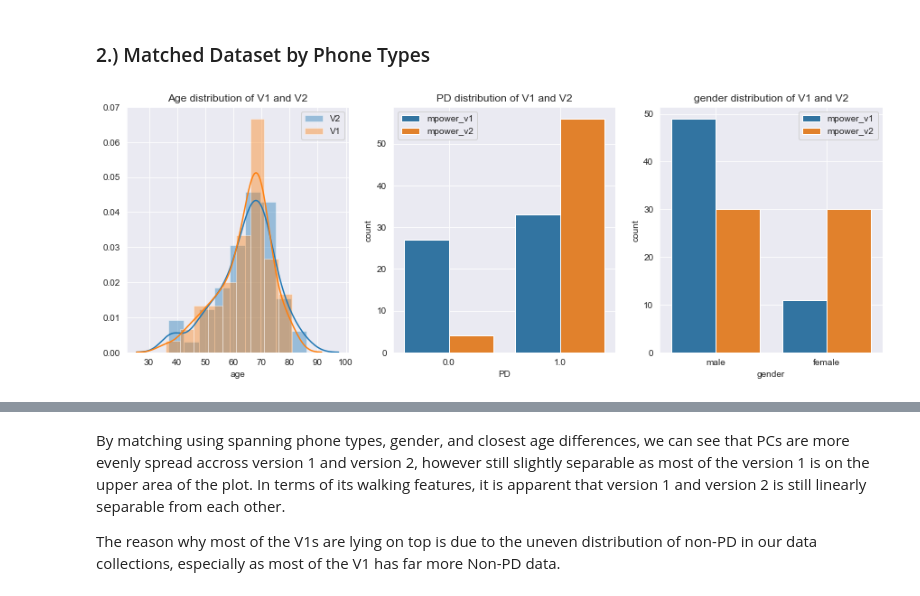
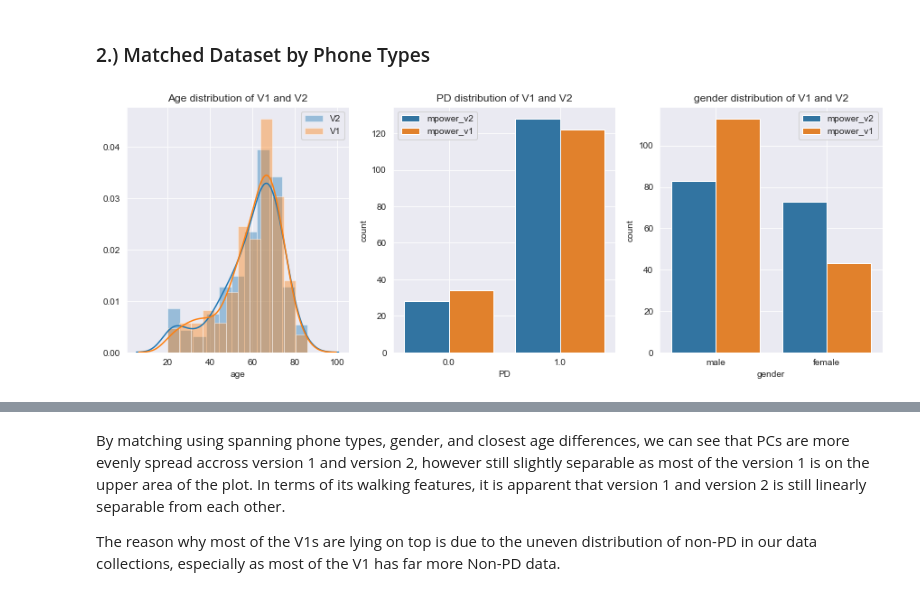
Before and after one commit to arytontediarjo/mPower-Analysis, a Jupyter notebook: Notebooks/Organized_Notebooks/02.pca_matching.ipynb, the cells around one changed output, grey strips where cells are left out. Cells and saved outputs as stored; diff of their text form; code cells hidden in the pictures.

Commit message:
fixed column

```diff
--- a/Notebooks/Organized_Notebooks/02.pca_matching.ipynb
+++ b/Notebooks/Organized_Notebooks/02.pca_matching.ipynb
@@ -45,13 +46,13 @@ def annot_phone(params):
         params = params.split(";")[0]
     if ("iPhone 6+" in params) or ("iPhone 6 Plus" in params):
         return "iPhone 6+"
-    if ("iPhone9" in params) or ("Unknown" in params) or ("iPad" in params) :
+    if ("iPhone9" in params) or ("Unknown" in params) or ("iPad" in params) or ("iPod" in params):
         return "Other iPhone"
     if ("iPhone 5" in params):
         return "iPhone 5"
     if ("iPhone8" in params):
         return "iPhone 8"
-    if ("iPhone X" in params):
+    if ("iPhone X" in params) or ("iPhone10" in params):
         return "iPhone X"
     return params
 
@@ -177,7 +178,7 @@ def OHE_data(data):
 
 
 
-def balance_hc(data, matching_columns):
+def version_balance_hc(data, matching_columns):
 
     """
     Function to create paired healthcodes
@@ -323,0 +316,3 @@ dataV2 = dataV2[dataV2["age"] >= dataV1["age"].min()].reset_index(drop = True)
+# %%
+syn = sc.login()
+data = query.get_file_entity(syn, "syn21281633")
@@ -324,9 +321,12 @@ dataV2 = dataV2[dataV2["age"] >= dataV1["age"].min()].reset_index(drop = True)
 # %%
 ## concatenate dataset and annotate iphone type ##
+dataV1 = data[data["version"] == "mpower_v1"]
+dataV2 = data[data["version"] == "mpower_v2"]
 data = pd.concat([dataV1, dataV2]).reset_index(drop = True)
 data = process.addFeatures().transform(data)
 data = process.collapseFeatures(aggregation_type = "max").transform(data)
 data["phone_type"] = data["phoneInfo"].apply(annot_phone)
+data = data[[feat for feat in data.columns if "0" not in feat]]
 # %% [markdown]
 ### Type of phones that span accross versions
 # %%
@@ -419,10 +421,10 @@ The prematching plot shows that there are a very large separation accross the ve
 # %% [markdown]
 ### 2.) Matched Dataset by Phone Types
 # %%
-balance_hc_data = balance_hc(encoded_data, ["phone_type"]).reset_index(drop = True)
+balance_hc_data = version_balance_hc(encoded_data, ["phone_type"]).reset_index(drop = True)
 show_distribution(balance_hc_data[metadata_feat_cols], "version")
 # %% [output]
-[figure, old version]
+[figure, new version]
 # %%
 PCA_plotter(balance_hc_data, walking_feat_cols, OHE_feat_cols, "version")
 PCA_plotter(balance_hc_data, walking_feat_cols, OHE_feat_cols, "PD")
```
Also changed, not shown: parts of 40 cells of this notebook, 7 other files.
